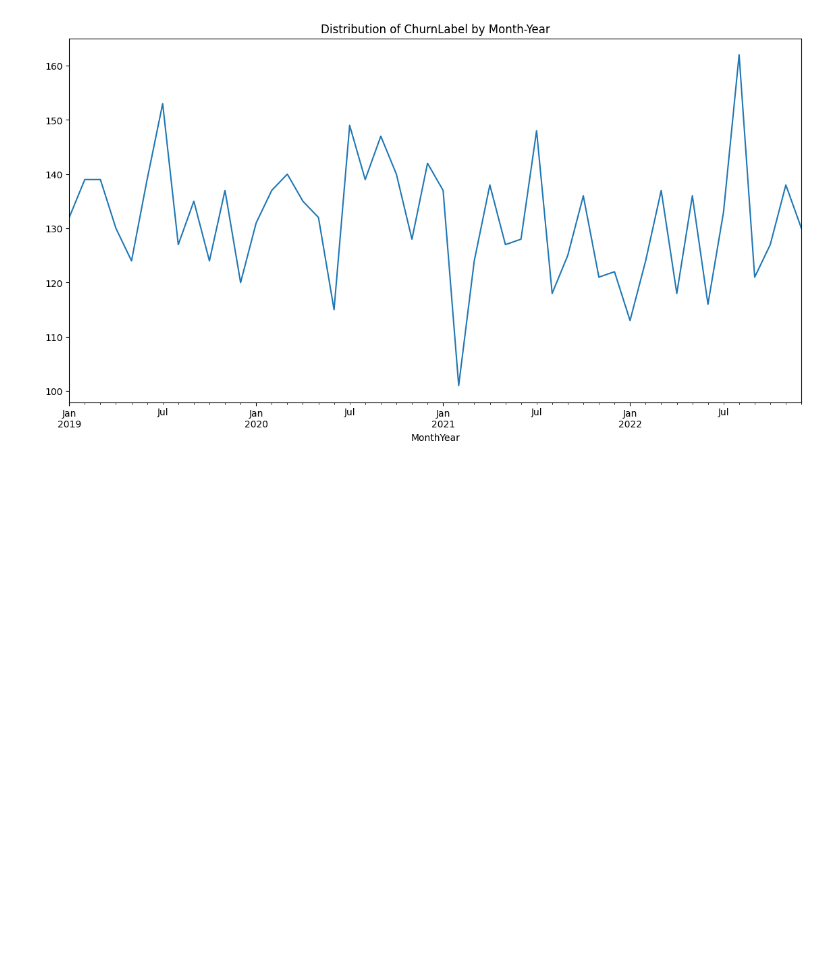
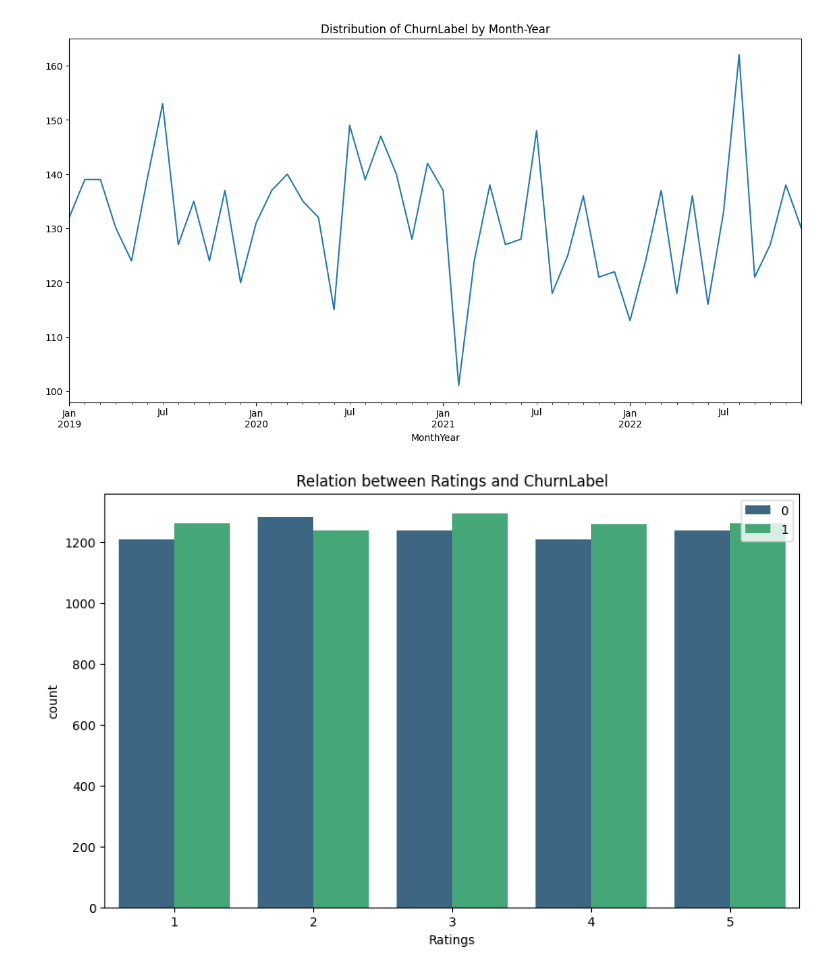
Before and after one commit to zeerau/data-science-practice, a Jupyter notebook: amdari/customer_churn.ipynb, the cells around one changed output. Saved outputs shown, nothing was run; the diff lists cells and outputs as text; code cells hidden in the pictures; blank space fills up the shorter version.

```diff
--- a/amdari/customer_churn.ipynb
+++ b/amdari/customer_churn.ipynb
@@ -164,3 +164,15 @@ plt.title('Distribution of ChurnLabel by Month-Year')
 plt.show()
 # %% [output]
 [figure]
+# %%
+#finding relation between ratings and churn label
+df['Ratings'] = df['Feedback'].apply(lambda x: literal_eval(x)['Rating'])
+
+#plotting the relations
+plt.figure(figsize = (10,6))
+sns.countplot(data = df,x = 'Ratings',hue ='ChurnLabel',palette='viridis')
+plt.title('Relation between Ratings and ChurnLabel')
+plt.legend()
+plt.show()
+# %% [output]
+[figure, added]
```
